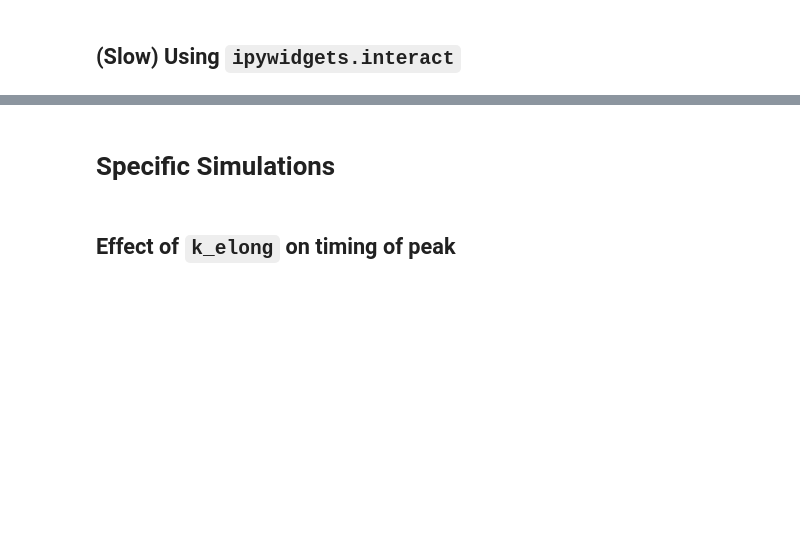
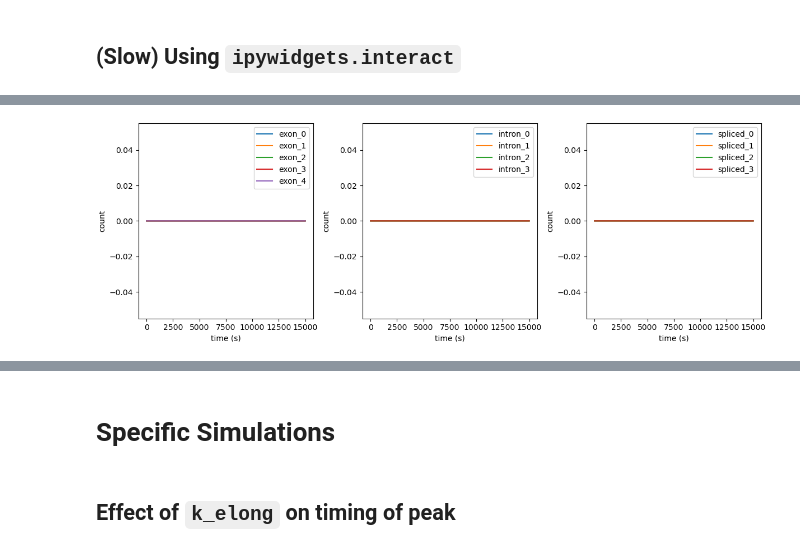
Before and after one commit to bentyeh/guttman-lab_splicing-kinetics, a Jupyter notebook: notebooks/interactive_simulations.ipynb, the cells around one changed output, grey strips where cells are left out. Drawn from its saved outputs; the diff is of its cells as text; code cells hidden in the pictures; blank space fills up the shorter version.

```diff
--- a/notebooks/interactive_simulations.ipynb
+++ b/notebooks/interactive_simulations.ipynb
@@ -115,0 +121,86 @@ w = ipywidgets.interact(
+# %%
+# POU5F1, ENSMUSG00000024406
+pos_intron2 = np.array([[ 467, 3207, 3522, 4123],
+                        [3085, 3390, 3963, 4270]])
+gene_length2 = 4755
+n_introns2 = pos_intron2.shape[1]
+pos_exon2 = utils_genomics.pos_intron_to_pos_exon(pos_intron2, gene_length2)
+# %%
+plt.close('all')
+with plt.ioff():
+    fig_interactive, axs_interactive = plt.subplots(1, 3, constrained_layout=True, sharex=True, figsize=(12, 4))
+lines_exons, lines_introns, lines_spliced = [], [], []
+for i in range(n_introns2):
+    lines_exons.extend(axs_interactive[0].plot(time_steps, np.zeros_like(time_steps), label=f'exon_{i}'))
+    lines_introns.extend(axs_interactive[1].plot(time_steps, np.zeros_like(time_steps), label=f'intron_{i}'))
+    lines_spliced.extend(axs_interactive[2].plot(time_steps, np.zeros_like(time_steps), label=f'spliced_{i}'))
+lines_exons.extend(axs_interactive[0].plot(time_steps, np.zeros_like(time_steps), label=f'exon_{i+1}'))
+for i in range(3):
+    axs_interactive[i].legend()
+    axs_interactive[i].set(xlabel='time (s)', ylabel='count')
+fig_interactive.canvas.toolbar_position = 'top'
+fig_interactive.show()
+
+xticks_orig = axs_interactive[0].get_xticks()
+xticklabels_orig = axs_interactive[0].get_xticklabels()
+
+widget_kinit_slider = ipywidgets.FloatLogSlider(base=10, value=0.1, min=-10, max=2, step=0.1, readout_format='e')
+widget_kdecay_slider = ipywidgets.FloatLogSlider(base=10, value=0.01, min=-10, max=2, step=0.1, readout_format='e')
+widget_ksplice_slider = ipywidgets.FloatLogSlider(base=10, value=0.01, min=-10, max=2, step=0.1, readout_format='e')
+widget_kelong_slider = ipywidgets.FloatSlider(value=50, min=0, max=200, step=0.0001, readout_format='.4f')
+widget_kinit_text = ipywidgets.FloatText(description='k_init')
+widget_kdecay_text = ipywidgets.FloatText(description='k_decay')
+widget_ksplice_text = ipywidgets.FloatText(description='k_splice')
+widget_kelong_text = ipywidgets.FloatText(description='k_elong')
+ipywidgets.jslink((widget_kinit_slider, 'value'), (widget_kinit_text, 'value'))
+ipywidgets.jslink((widget_kdecay_slider, 'value'), (widget_kdecay_text, 'value'))
+ipywidgets.jslink((widget_ksplice_slider, 'value'), (widget_ksplice_text, 'value'))
+ipywidgets.jslink((widget_kelong_slider, 'value'), (widget_kelong_text, 'value'))
+display(widget_kinit_text, widget_kdecay_text, widget_ksplice_text, widget_kelong_text)
+
+widget_autoscalex = ipywidgets.Checkbox(value=True, description='Autoscale x-axis')
+widget_autoscaley = ipywidgets.Checkbox(value=True, description='Autoscale y-axis')
+
+@ipywidgets.interact(
+    autoscale_x=widget_autoscalex,
+    autoscale_y=widget_autoscaley,
+    experimental_time=False)
+def update_view(autoscale_x=True, autoscale_y=True, experimental_time=False):
+    [ax.relim() for ax in fig_interactive.axes]
+    if autoscale_x:
+        # [ax.autoscale_view() for ax in fig.axes]
+        [ax.autoscale(axis='x') for ax in fig_interactive.axes]
+    if autoscale_y:
+        [ax.autoscale(axis='y') for ax in fig_interactive.axes]
+    if experimental_time:
+        [ax.set_xticks(np.arange(0, n_time_steps, 2400)) for ax in fig_interactive.axes]
+        [ax.set_xticklabels((ax.get_xticks() / 60 - 10).astype(int), ) for ax in fig_interactive.axes]
+    else:
+        [ax.set_xticks(xticks_orig) for ax in fig_interactive.axes]
+        [ax.set_xticklabels(xticklabels_orig) for ax in fig_interactive.axes]
+    fig_interactive.canvas.draw_idle()
+
+@ipywidgets.interact(
+    k_init=widget_kinit_slider,
+    k_decay=widget_kdecay_slider,
+    k_splice=widget_ksplice_slider,
+    k_elong=widget_kelong_slider,
+    n=ipywidgets.IntSlider(value=10, min=1, max=500, step=1, description='# simulations to average:'))
+def update_data(k_init, k_decay, k_splice, k_elong, n):
+    time_points, results = simulate.parallel_simulations(
+        n,
+        (k_init, k_decay, k_splice, k_elong), pos_intron2, gene_length2, n_time_steps, t_wash=600,
+        stats_fun=stats_transcripts.junction_counts,
+        stats_kwargs=dict(pos_exon=pos_exon2),
+        log10=False,
+        aggfun=simulate.mean,
+        alt_splicing=False,
+        verbose=False)
+    for i in range(n_introns2):
+        lines_exons[i].set_data((time_steps, results[:, i, 0]))
+        lines_introns[i].set_data((time_steps, results[:, i, 1]))
+        lines_spliced[i].set_data((time_steps, results[:, i, 2]))
+    lines_exons[i+1].set_data((time_steps, results[:, i+1, 0]))
+    update_view(widget_autoscalex.value, widget_autoscaley.value)
+# %% [output]
+[figure, added]
```
Also changed, not shown: parts of 5 cells of this notebook, 3 other files.
